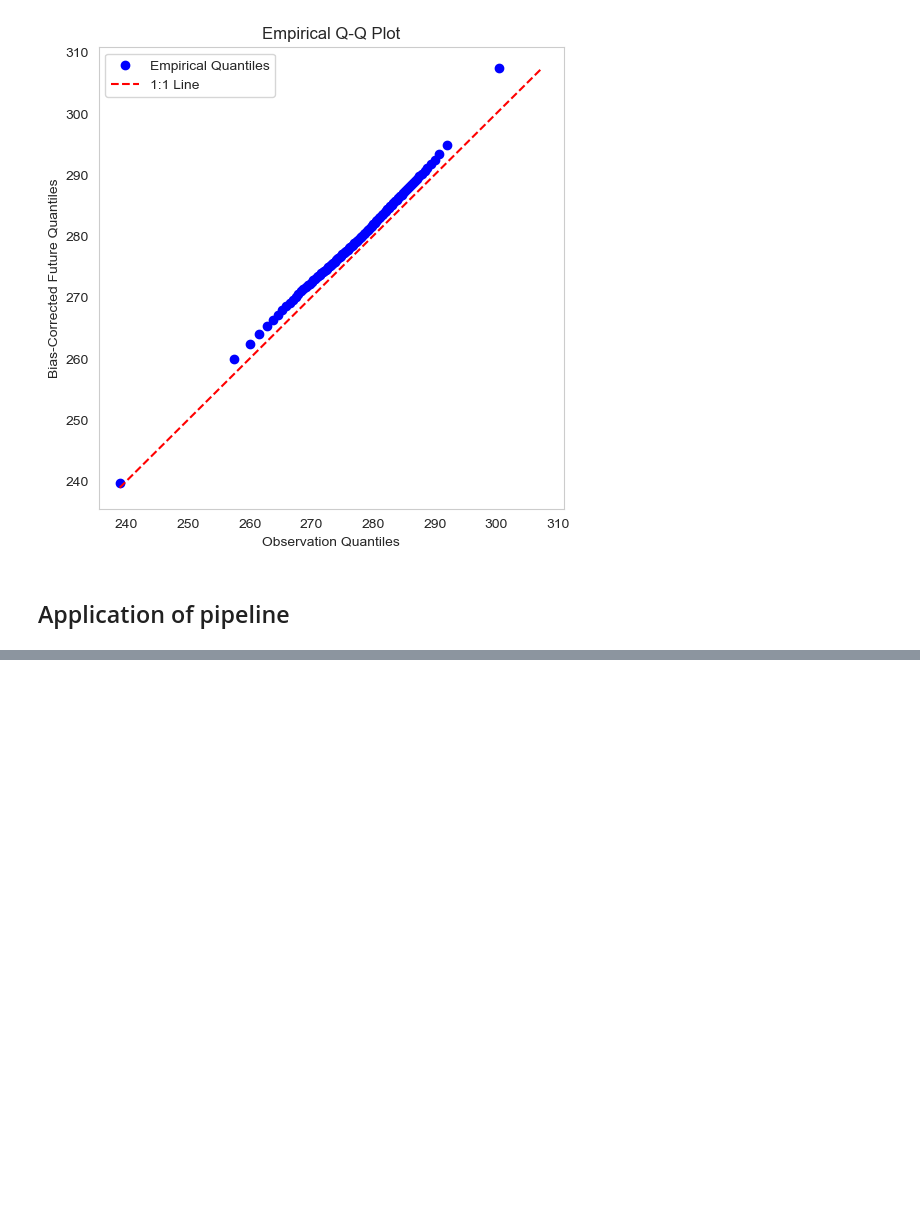
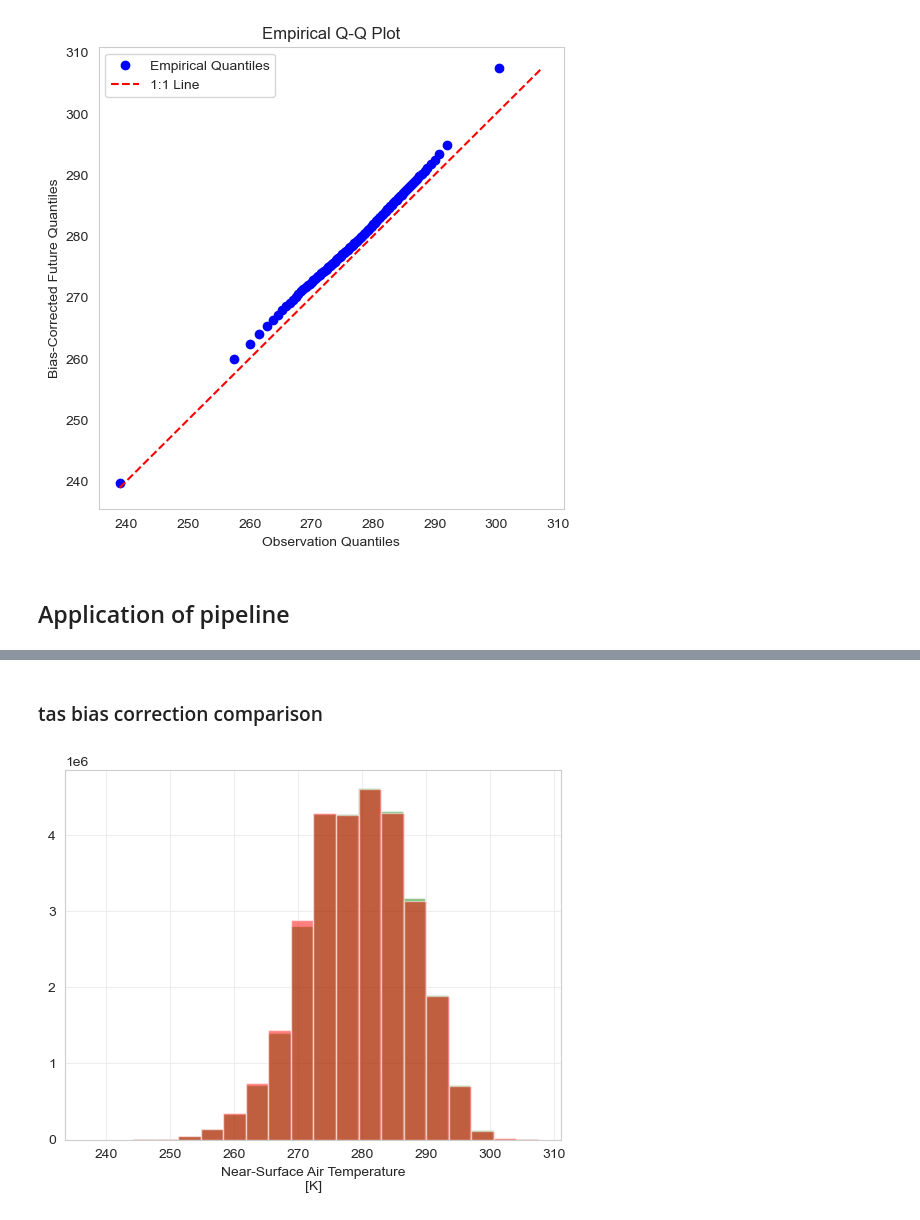
Before and after one commit to yasserhaddad/CORDEX2Energy, a Jupyter notebook: notebooks/pipeline_example.ipynb, the cells around one changed output, grey strips where cells are left out. Saved outputs shown, nothing was run; the diff lists cells and outputs as text; code cells hidden in the pictures; blank space fills up the shorter version.

```diff
--- a/notebooks/pipeline_example.ipynb
+++ b/notebooks/pipeline_example.ipynb
@@ -394,0 +433,7 @@ climate_data.bias_correction(
+# %%
+# chunks = {"time": 500, "lat": 256, "lon": 256}
+chunks = {"time": -1, "lat": 60, "lon": 60}
+extent = {"lat_min": 30, "lat_max": 75, "lon_min": -12, "lon_max": 30}
+# extent = {"lat_min": 45.8, "lat_max": 47.9, "lon_min": 5.9, "lon_max": 10.5}
+climate_data = ClimateModelData(regridded_cordex_var_path / f"{cordex_var}.zarr", chunks=chunks, extent=extent, load=False)
+reanalysis_data = ClimateReanalysisData(regridded_cerra_var_path / f"{cerra_var}.zarr", chunks=chunks, extent=extent, load=False)
@@ -394,0 +512,22 @@ climate_data.bias_correction(
+# %%
+from dask import compute
+from dask.diagnostics import ProgressBar
+from dask.distributed import progress
+
+group = sdba.Grouper("time.dayofyear", window=91)
+
+QM = sdba.EmpiricalQuantileMapping.train(
+    da_reanalysis_data, da_climate_model_data_ch_past, nquantiles=99, group=group, kind="+"
+)
+scen = QM.adjust(da_climate_model_data_ch_future, extrapolation="constant", interp="linear")
+
+# with ProgressBar():
+scen.compute()
+# %% [markdown]
+### tas bias correction comparison
+# %%
+scen.transpose("time", "lat", "lon").scen.plot(bins=20, alpha=0.5, color="green")
+ds_tas_bc.plot(bins=20, alpha=0.5, color="red")
+plt.show()
+# %% [output]
+[figure, added]
```
Also changed, not shown: parts of 42 cells of this notebook, 14 other files.
